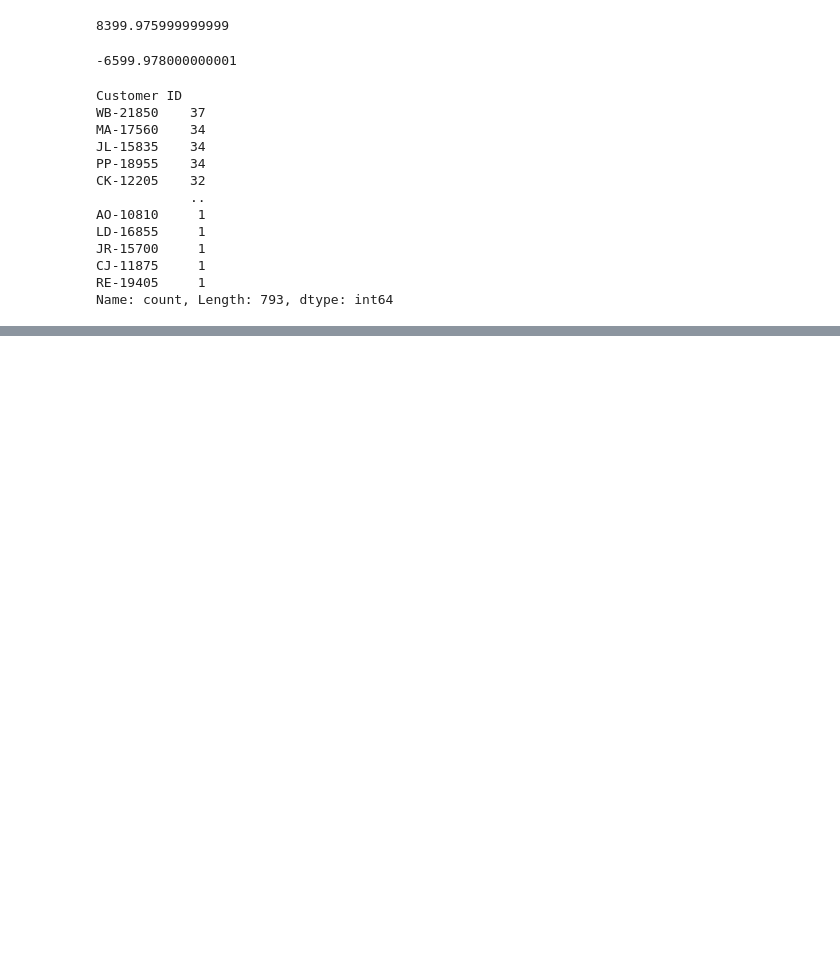
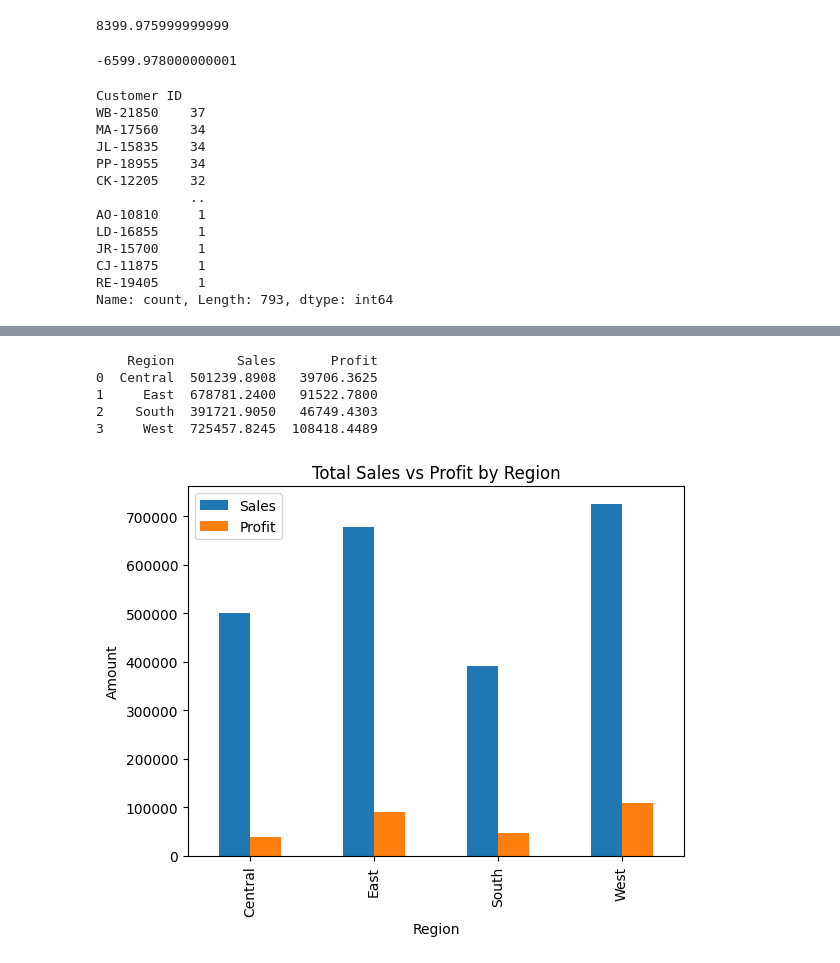
Before and after one commit to Uditeshjha/Data-Engineering-Practice, a Jupyter notebook: python/pandas/pandas practice/1_basic_level.ipynb, the cells around one changed output, grey strips where cells are left out. Saved outputs shown, nothing was run; the diff lists cells and outputs as text; code cells hidden in the pictures; blank space fills up the shorter version.

```diff
--- a/python/pandas/pandas practice/1_basic_level.ipynb
+++ b/python/pandas/pandas practice/1_basic_level.ipynb
@@ -368,0 +418,5 @@ Name: count, Length: 793, dtype: int64
+# %%
+# Question 49: Find number of orders shipped after 5 days of order.
+df['Shipping Delay'] = (df['Ship Date'] - df['Order Date']).dt.days
+orders_shipped_after_5_days = df[df['Shipping Delay'] > 5].shape[0]
+print(orders_shipped_after_5_days)
@@ -368,0 +963,16 @@ Name: count, Length: 793, dtype: int64
+# %%
+region_summary = df.groupby('Region')[['Sales', 'Profit']].sum().reset_index()
+print(region_summary)
+# %% [output]
+    Region        Sales       Profit
+0  Central  501239.8908   39706.3625
+1     East  678781.2400   91522.7800
+2    South  391721.9050   46749.4303
+3     West  725457.8245  108418.4489
+# %%
+region_summary.plot(x='Region', y=['Sales', 'Profit'], kind='bar')
+plt.ylabel("Amount")
+plt.title("Total Sales vs Profit by Region")
+plt.show()
+# %% [output]
+[figure, added]
```
Also changed, not shown: parts of 61 cells of this notebook.
